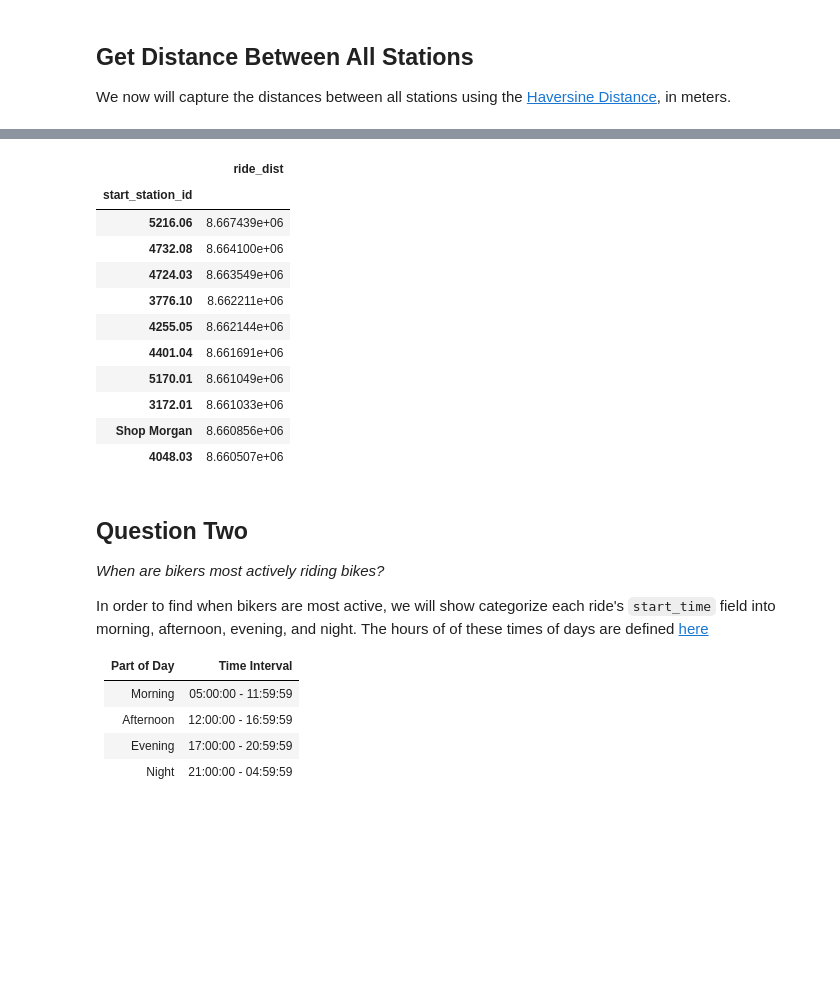
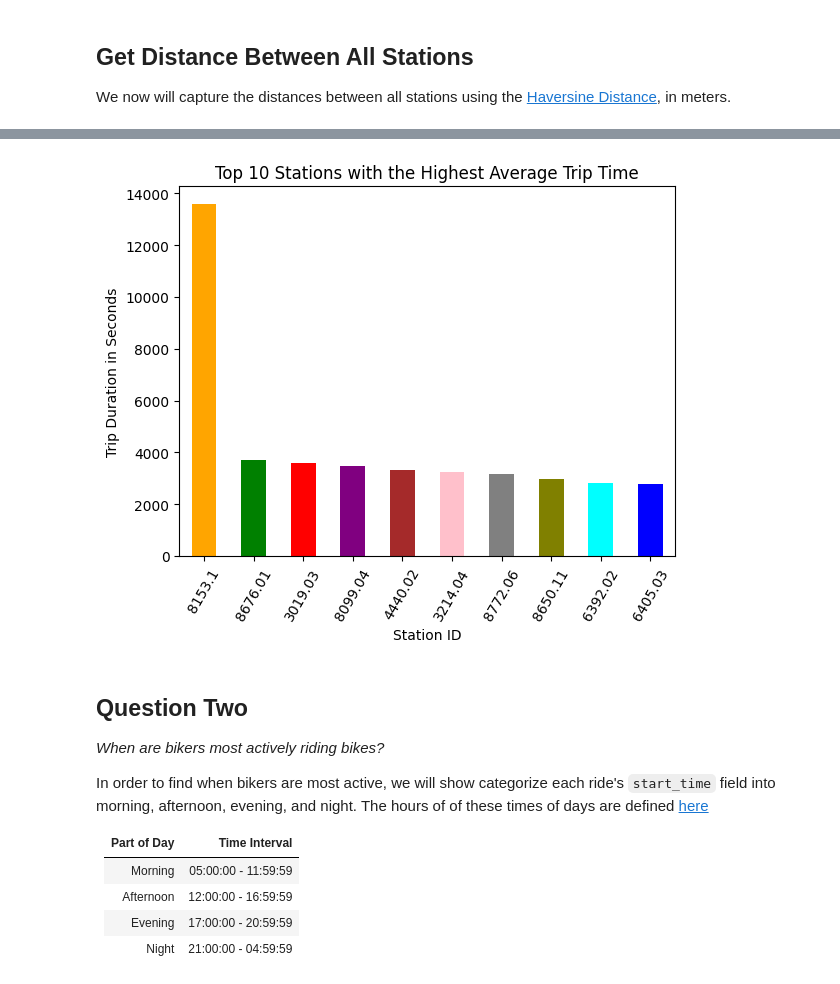
Before and after one commit to Caballesjason/Udacity---Intro-to-Data-Science-Project, a Jupyter notebook: analysis.ipynb, the cells around one changed output, grey strips where cells are left out. Saved outputs shown, nothing was run; the diff lists cells and outputs as text; code cells hidden in the pictures; blank space fills up the shorter version.

Commit message:
Question One Graph
Completed Question One graph

```diff
--- a/analysis.ipynb
+++ b/analysis.ipynb
@@ -90,18 +86,10 @@ df[["start_station_id", "ride_dist"]].groupby(by="start_station_id").max().sort_
 # %%
-df[["start_station_id", "ride_dist"]].groupby(by="start_station_id").max().sort_values(by="ride_dist", ascending=False).head(10)
+colors_trip_times = ['orange', 'green', 'red', 'purple', 'brown', 'pink', 'gray', 'olive', 'cyan', 'blue']
+trip_time_plot = df[["start_station_id", "trip_duration"]].groupby(by="start_station_id").mean("trip_duration").sort_values(by="trip_duration", ascending=False).head(10).plot.bar(
+    y="trip_duration", color=colors_trip_times, title="Top 10 Stations with the Highest Average Trip Time", xlabel="Station ID", ylabel="Trip Duration in Seconds", rot=60, legend=False)
+trip_time_plot.get_figure().savefig("img/trip_time_graph.png")
 # %% [output]
-|  | ride_dist |
-| start_station_id |  |
-| 5216.06 | 8.667439e+06 |
-| 4732.08 | 8.664100e+06 |
-| 4724.03 | 8.663549e+06 |
-| 3776.10 | 8.662211e+06 |
-| 4255.05 | 8.662144e+06 |
-| 4401.04 | 8.661691e+06 |
-| 5170.01 | 8.661049e+06 |
-| 3172.01 | 8.661033e+06 |
-| Shop Morgan | 8.660856e+06 |
-| 4048.03 | 8.660507e+06 |
+[figure, added]
 # %% [markdown]
 ## Question Two
 _When are bikers most actively riding bikes?_
```
Also changed, not shown: parts of 4 cells of this notebook.
